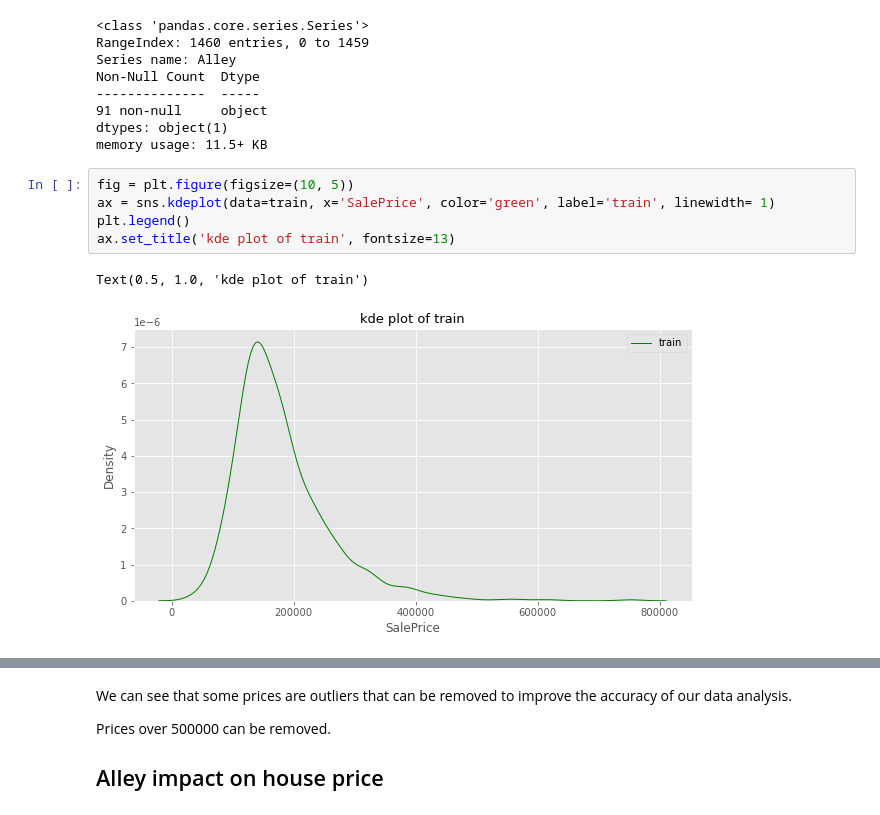
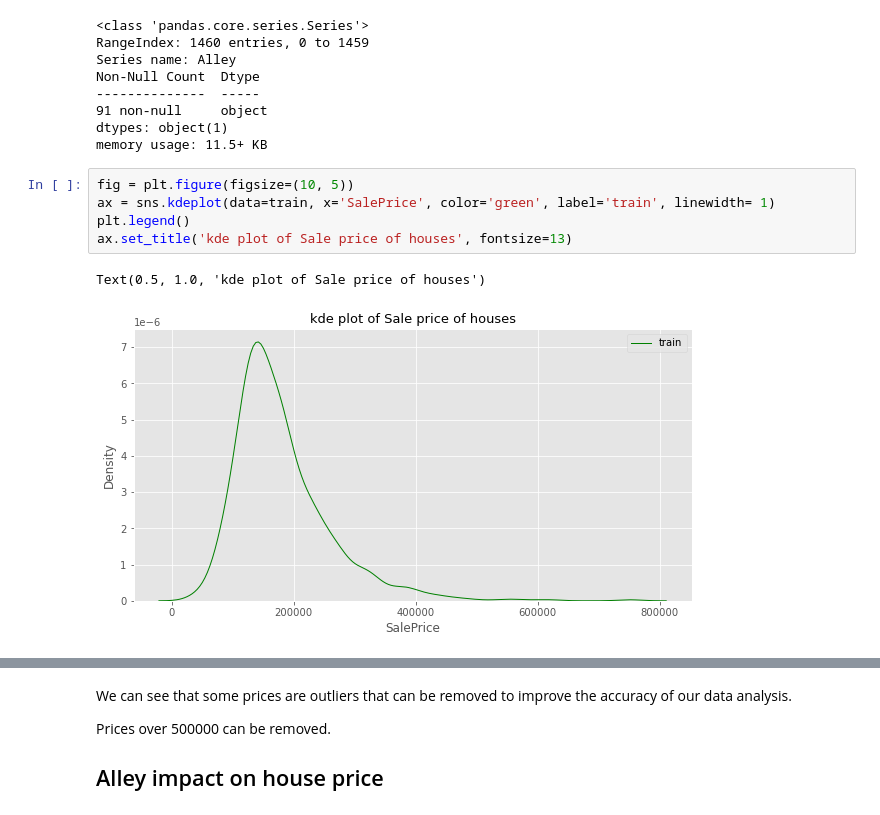
Before and after one commit to Yichen575/kaggle-projects, a Jupyter notebook: house-prices-advanced-regression-techniques/Analysis.ipynb, the cells around one changed output, grey strips where cells are left out. Cells and saved outputs as stored; diff of their text form.

```diff
--- a/house-prices-advanced-regression-techniques/Analysis.ipynb
+++ b/house-prices-advanced-regression-techniques/Analysis.ipynb
@@ -56,8 +56,8 @@ memory usage: 11.5+ KB
 # %%
 fig = plt.figure(figsize=(10, 5))
 ax = sns.kdeplot(data=train, x='SalePrice', color='green', label='train', linewidth= 1)
 plt.legend()
-ax.set_title('kde plot of train', fontsize=13)
+ax.set_title('kde plot of Sale price of houses', fontsize=13)
 # %% [output]
-Text(0.5, 1.0, 'kde plot of train')
+Text(0.5, 1.0, 'kde plot of Sale price of houses')
-[figure, old version]
+[figure, new version]
```
Also changed, not shown: parts of 15 cells of this notebook, 1 other file.
